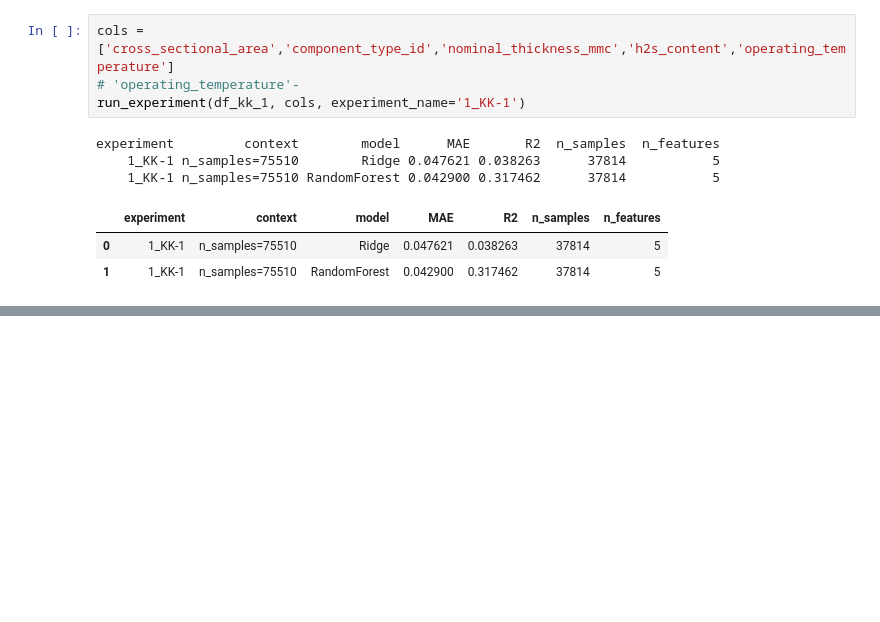
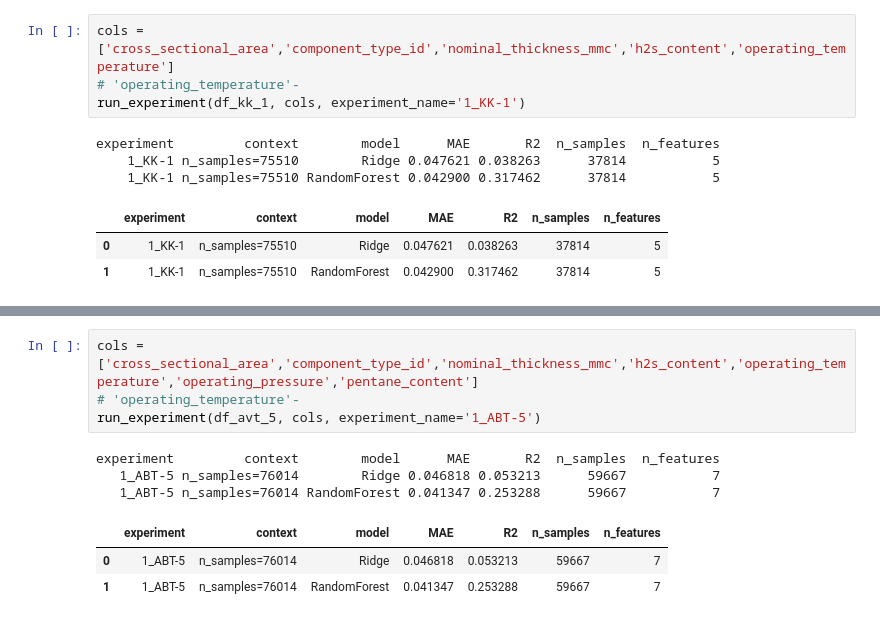
Before and after one commit to Kosyakin/corrosion_analysis_project, a Jupyter notebook: notebooks/08_param_experiments.ipynb, the cells around one changed output, grey strips where cells are left out. Cells and saved outputs as stored; diff of their text form; blank space fills up the shorter version.

```diff
--- a/notebooks/08_param_experiments.ipynb
+++ b/notebooks/08_param_experiments.ipynb
@@ -359,0 +374,11 @@ experiment         context        model      MAE       R2  n_samples  n_features
+# %%
+cols = ['cross_sectional_area','component_type_id','nominal_thickness_mmc','h2s_content','operating_temperature','operating_pressure','pentane_content']
+# 'operating_temperature'-
+run_experiment(df_avt_5, cols, experiment_name='1_АВТ-5')
+# %% [output]
+experiment         context        model      MAE       R2  n_samples  n_features
+   1_АВТ-5 n_samples=76014        Ridge 0.046818 0.053213      59667           7
+   1_АВТ-5 n_samples=76014 RandomForest 0.041347 0.253288      59667           7
+|  | experiment | context | model | MAE | R2 | n_samples | n_features |
+| 0 | 1_АВТ-5 | n_samples=76014 | Ridge | 0.046818 | 0.053213 | 59667 | 7 |
+| 1 | 1_АВТ-5 | n_samples=76014 | RandomForest | 0.041347 | 0.253288 | 59667 | 7 |
```
Also changed, not shown: parts of 8 cells of this notebook.
